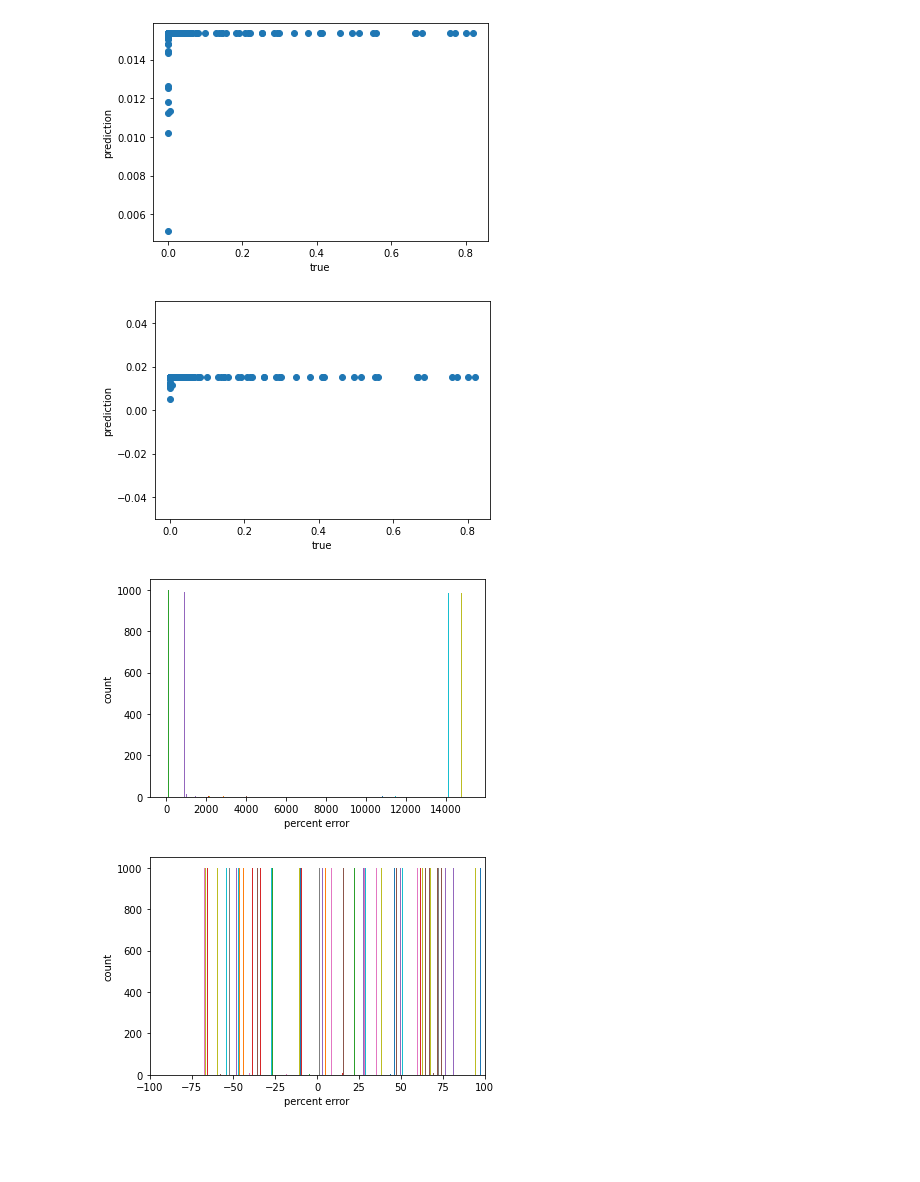
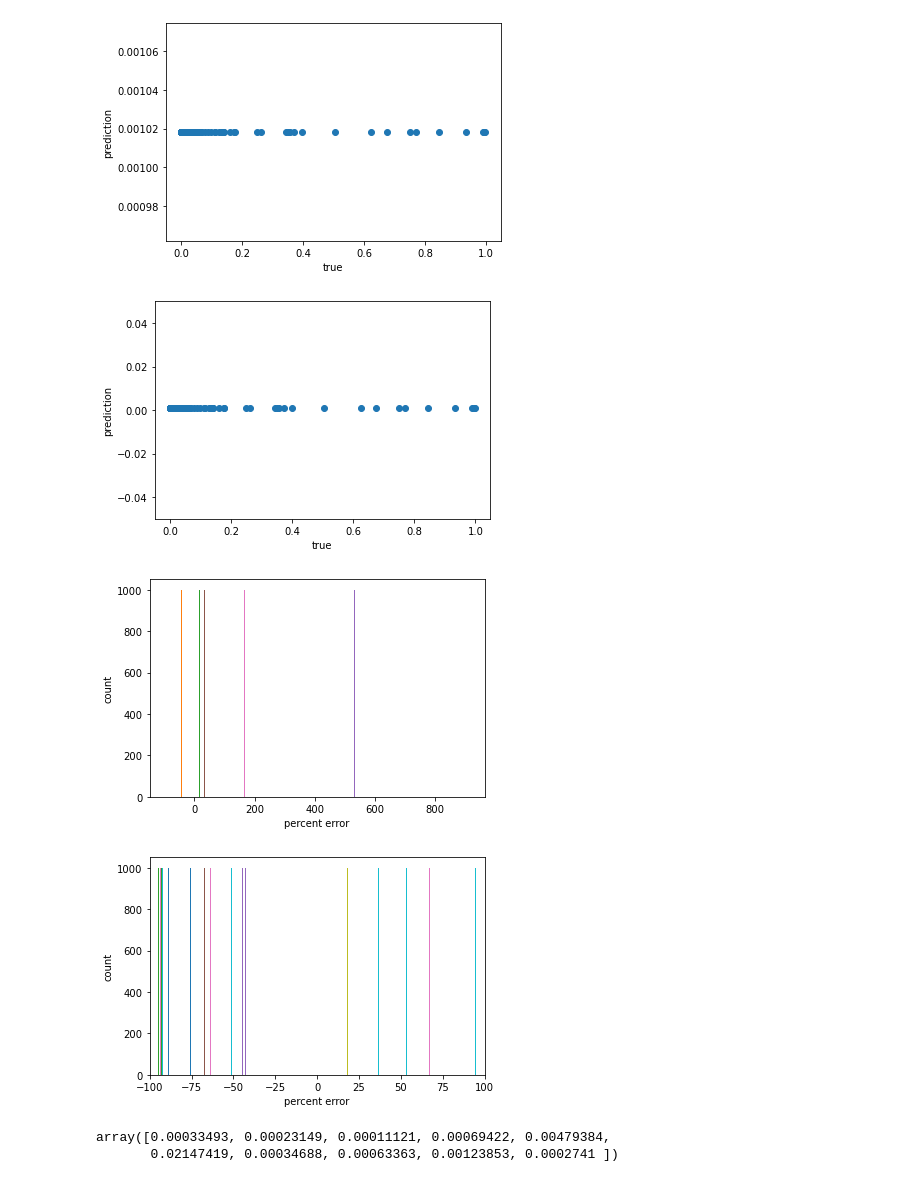
Before and after one commit to emily-tsai11/ReweightProject, a Jupyter notebook: src/nn.ipynb, the cells around one changed output. Saved outputs shown, nothing was run; the diff lists cells and outputs as text; code cells hidden in the pictures; blank space fills up the shorter version.

Commit message:
changing model

```diff
--- a/src/nn.ipynb
+++ b/src/nn.ipynb
@@ -13,7 +13,7 @@ m_index = 0
 pt_index = 1
 pz_index = 2
 num_attr = 3
-EPOCHS = 600
+EPOCHS = 1000
 # %%
 # load config file
 config = json.load(open("../config/nn_test_v1.json"))
@@ -96,3 +97,15 @@ def norm(x, m, sd):
+# %%
+def norm(x, m, sd):
+    return (x - m) / sd
+
+def build_model():
+    model = keras.Sequential([ layers.Dense(128,  activation = "relu", input_shape = [num_attr]),
+                               layers.Dense(64, activation = "relu"),
+                               layers.Dense(32, activation = "relu"),
+                               layers.Dense(16, activation = "relu"),
+                               layers.Dense(8,  activation = "relu"),
+                               layers.Dense(1)] )
+    return model
 # %%
 # neutal network training
 counter = 0
@@ -145,16 +158,16 @@ for ckey in ckeys:
         Top = e["2"]
         # _4vector = ROOT.TLorentzVector()
         # _4vector.SetPxPyPzE(Top["px"], Top["py"], Top["pz"], Top["e"])
-        px, py, pz, e, m = Top["px"], Top["py"], Top["pz"], Top["e"], Top["m"]
+        px, py, pz, E, m = Top["px"], Top["py"], Top["pz"], Top["e"], Top["m"]
         pt = (px**2 + py**2)**0.5
 
         if i < num_train:
             ev_num_train.append(i)
-            X_train.append([m, pt, pz])
+            X_train.append([m/1000., pt/1000., pz/1000.])
             y_train.append(e["wts"][output_coupling] / e["wts"][input_coupling])
         else:
             ev_num_test.append(i)
-            X_test.append([m, pt, pz])
+            X_test.append([m/1000., pt/1000., pz/1000.])
             y_test.append(e["wts"][output_coupling] / e["wts"][input_coupling])
 
     # normalize data
@@ -175,9 +188,12 @@ for ckey in ckeys:
     y_test = np.array(y_test)
 
     # define model
-    model = keras.Sequential([layers.Dense(64, activation = "relu", input_shape = [num_attr]), layers.Dense(64, activation = "relu"), layers.Dense(1)])
+    model = build_model()
     optimizer = tf.keras.optimizers.RMSprop(0.001)
-    model.compile(loss = "mse", optimizer = optimizer, metrics = ["mae", "mse"])
+    model.compile(loss = keras.losses.MeanAbsolutePercentageError(),
+                  optimizer = optimizer,
+                  metrics = [tf.keras.metrics.MeanAbsolutePercentageError()])
+
 
     # model.summary()
 
@@ -187,20 +203,20 @@ for ckey in ckeys:
 
     plt.figure(counter)
     counter += 1
-    plt.plot(history.epoch, history.history["mae"])
+    plt.plot(history.epoch, history.history["mean_absolute_percentage_error"])
     plt.xlabel("epoch")
-    plt.ylabel("mean average error")
+    plt.ylabel("mean_absolute_percentage_error")
 
     # zoomed
     plt.figure(counter)
     counter += 1
-    plt.plot(history.epoch, history.history["mae"])
+    plt.plot(history.epoch, history.history["mean_absolute_percentage_error"])
     plt.ylim([0.0, 0.1])
     plt.xlabel("epoch")
-    plt.ylabel("mean average error")
+    plt.ylabel("mean_absolute_percentage_error")
 
-    loss, mae, mse = model.evaluate(X_test, y_test, verbose = 2)
-    print("Testing set Mean Abs Error: {:5.2f}".format(mae))
+    loss, mape = model.evaluate(X_test, y_test, verbose = 2)
+    print("Testing set Mean Abs Percentage Error: {:5.2f}".format(mape))
 
     y_predict = model.predict(X_test)
 
@@ -258,4 +274,9 @@ runtime: 253.05705332756042
-[figure, old version]
+[figure, new version]
-[figure, old version]
+[figure, new version]
-[figure, old version]
+[figure, new version]
-[figure, old version]
+[figure, new version]
+# %%
+y_test[0:10]
+# %% [output]
+array([0.00033493, 0.00023149, 0.00011121, 0.00069422, 0.00479384,
+       0.02147419, 0.00034688, 0.00063363, 0.00123853, 0.0002741 ])
```
Also changed, not shown: parts of 4 cells of this notebook, 1 other file.
